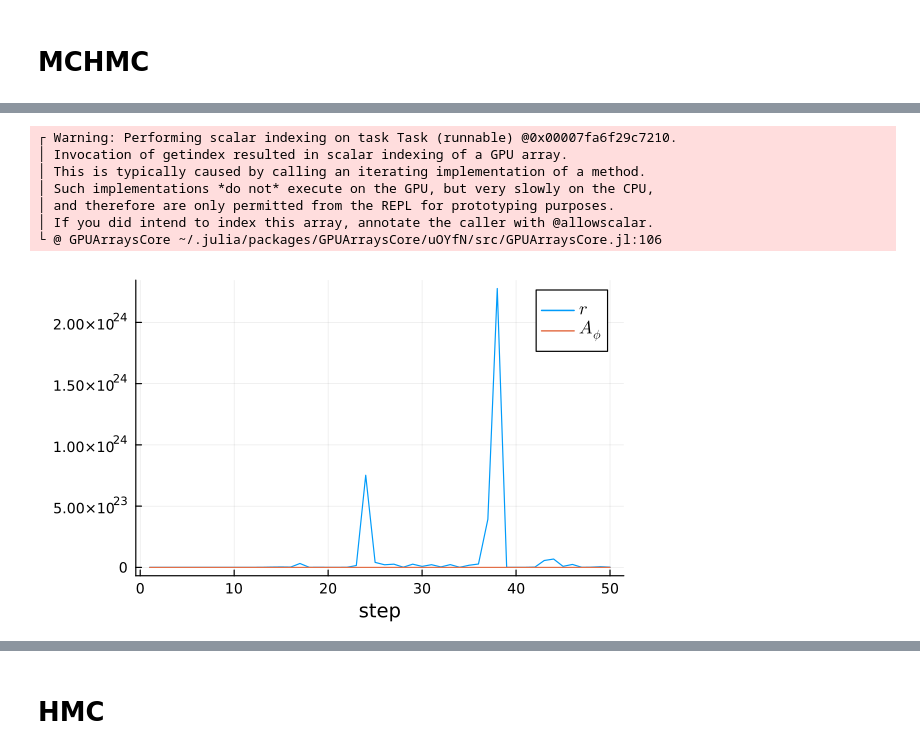
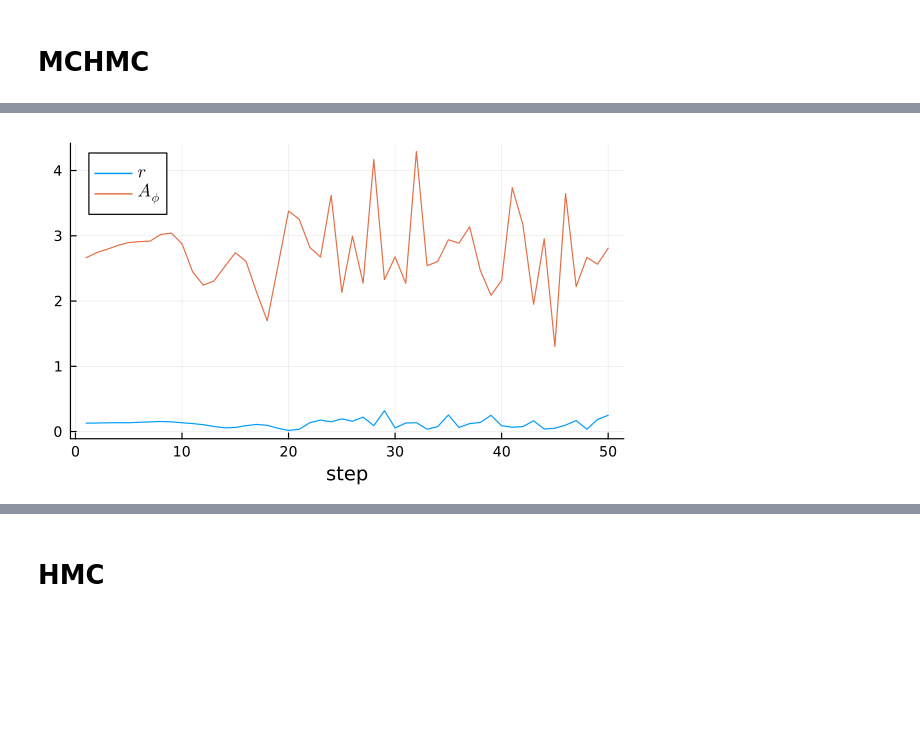
Before and after one commit to JaimeRZP/CMBLensingInferenceTestProblem, a Jupyter notebook: examples/Lab_CMBLens.ipynb, the cells around one changed output, grey strips where cells are left out. Drawn from its saved outputs; the diff is of its cells as text; code cells hidden in the pictures; blank space fills up the shorter version.

```diff
--- a/examples/Lab_CMBLens.ipynb
+++ b/examples/Lab_CMBLens.ipynb
@@ -132,12 +98,12 @@ target2 = CMBLensingTarget2(prob);
 target = CMBLensingInferenceTestProblem.CMBLensingTarget(prob);
 # %%
 #Sampler
-TEV = 0.001
+TEV = 0.0001
 nadapts = 0
 samples = 1_000
-L=100.0
+L=70.0
 spl = MCHMC(nadapts, TEV;
-    adaptive=true, eps=10.0, L=L, sigma=precond,
+    adaptive=true, eps=0.01, L=L, sigma=precond,
     tune_L=false, tune_sigma=false);
 # %%
 fol_name=string("../chains/", Nside,"/MCHMC/MCHMC",
@@ -168,5 +134,5 @@ Found existing file ../chains/64/MCHMC/MCHMC_Nside_64_use_map_true_masking_false
 # %%
 prob.ncalls[] = 0
-samples_mchmc = MicroCanonicalHMC.Sample(spl, target, samples; thinning=20, file_name=file_name)
+samples_mchmc = MicroCanonicalHMC.Sample(spl, target, samples; include_latent=true, thinning=20, file_name=file_name)
 ncalls_mchmc = prob.ncalls[]
 # %% [output]
@@ -287,15 +144,8 @@ And data, a 50×1 CuArray{Float64, 2, CUDA.Mem.DeviceBuffer}:
 # %%
 plot(chain_mchmc[:r], label=L"r", xlabel="step")
-plot!(chain_mchmc[:Aϕ], label=L"A_\phi")
+plot!(log.(chain_mchmc[:Aϕ]), label=L"A_\phi")
 # %% [output]
-┌ Warning: Performing scalar indexing on task Task (runnable) @0x00007fa6f29c7210.
-│ Invocation of getindex resulted in scalar indexing of a GPU array.
-│ This is typically caused by calling an iterating implementation of a method.
-│ Such implementations *do not* execute on the GPU, but very slowly on the CPU,
-│ and therefore are only permitted from the REPL for prototyping purposes.
-│ If you did intend to index this array, annotate the caller with @allowscalar.
-└ @ GPUArraysCore ~/.julia/packages/GPUArraysCore/uOYfN/src/GPUArraysCore.jl:106
-[figure, old version]
+[figure, new version]
 # %%
 histogram2d(chain_mchmc[:r], chain_mchmc[:Aϕ], bins=(40, 20), show_empty_bins=true,
     normalize=:pdf, color=:plasma)
```
Also changed, not shown: parts of 16 cells of this notebook, 3 other files.
